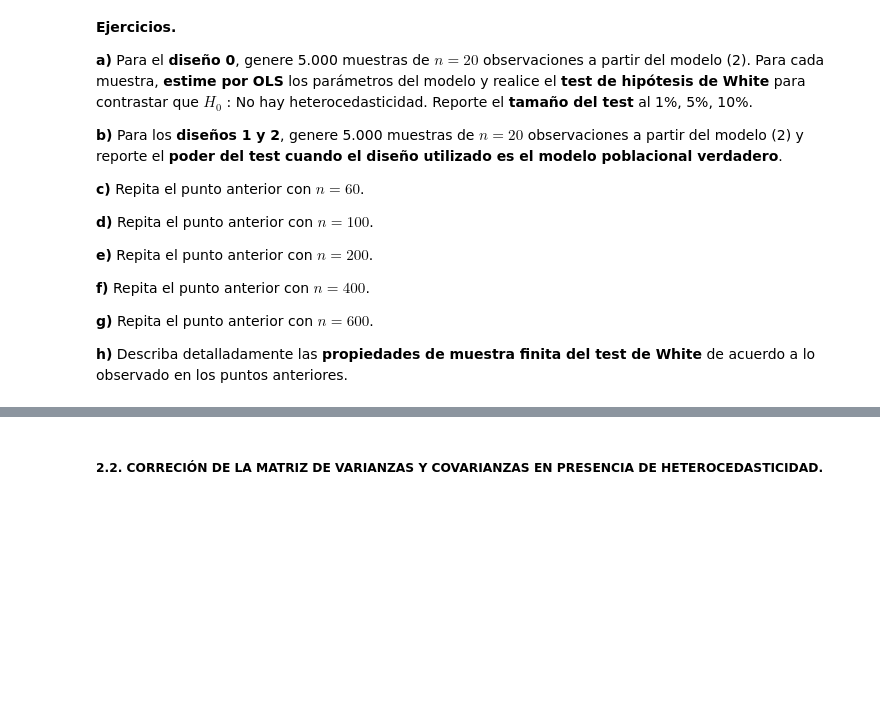
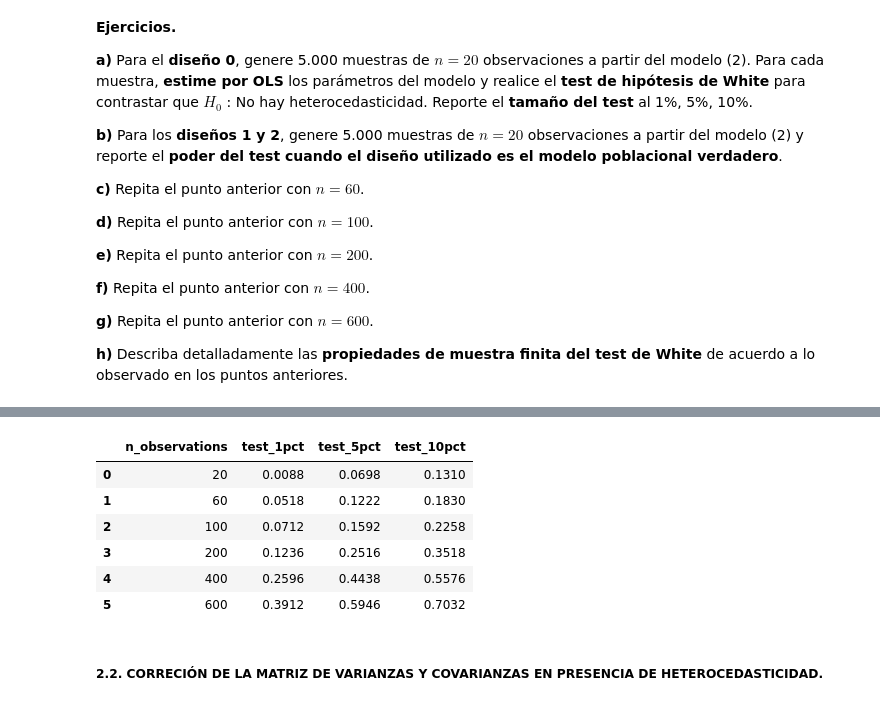
Before and after one commit to DavidGuzzi/MECMT05, a Jupyter notebook: Guzzi3649.ipynb, the cells around one changed output, grey strips where cells are left out. Cells and saved outputs as stored; diff of their text form; code cells hidden in the pictures; blank space fills up the shorter version.

```diff
--- a/Guzzi3649.ipynb
+++ b/Guzzi3649.ipynb
@@ -380,2 +484,14 @@ Todas las simulaciones se basan en **5.000 replicaciones**.
+# %%
+# Se generan 5.000 muestras para n = 20, 60, 100, 200, 400, 600. Se fija beta_0 = beta_1 = beta_1 = 1, y diseño de errores no-normales y heterocedásticos.
+# Se evalúa H0: No hay heterocedasticidad (poder del test).
+white_het_test(n_samples=5000, n_observations_list=[20, 60, 100, 200, 400, 600], beta_0_true=1, beta_1_true=1, beta_2_true=1, design=2)
+# %% [output]
+|  | n_observations | test_1pct | test_5pct | test_10pct |
+| 0 | 20 | 0.0088 | 0.0698 | 0.1310 |
+| 1 | 60 | 0.0518 | 0.1222 | 0.1830 |
+| 2 | 100 | 0.0712 | 0.1592 | 0.2258 |
+| 3 | 200 | 0.1236 | 0.2516 | 0.3518 |
+| 4 | 400 | 0.2596 | 0.4438 | 0.5576 |
+| 5 | 600 | 0.3912 | 0.5946 | 0.7032 |
 # %% [markdown]
 ##### **2.2. CORRECIÓN DE LA MATRIZ DE VARIANZAS Y COVARIANZAS EN PRESENCIA DE HETEROCEDASTICIDAD.**
```
Also changed, not shown: parts of 5 cells of this notebook, 1 other file.
